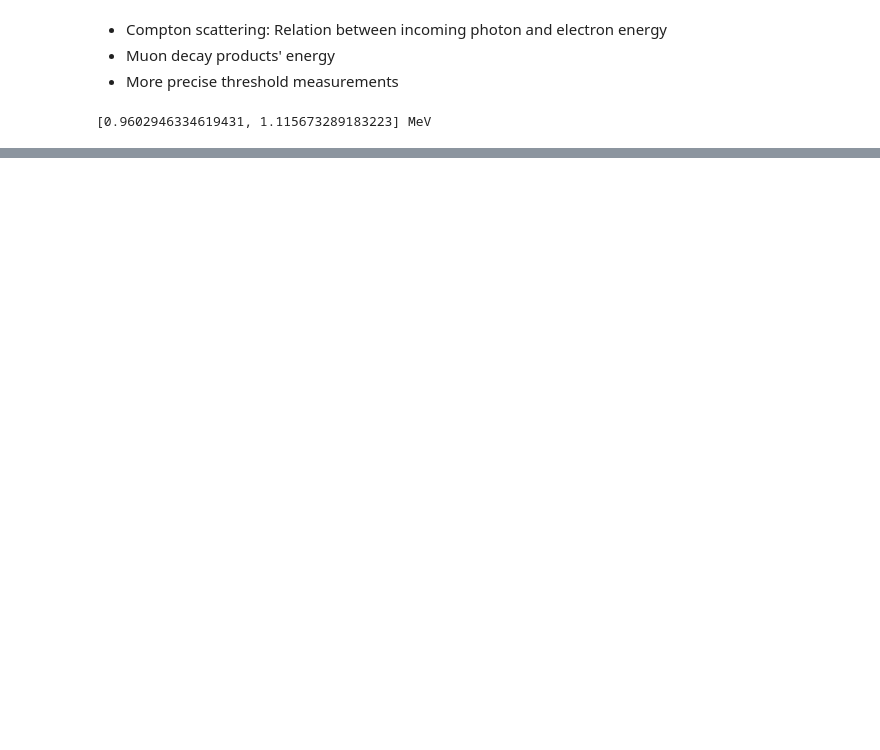
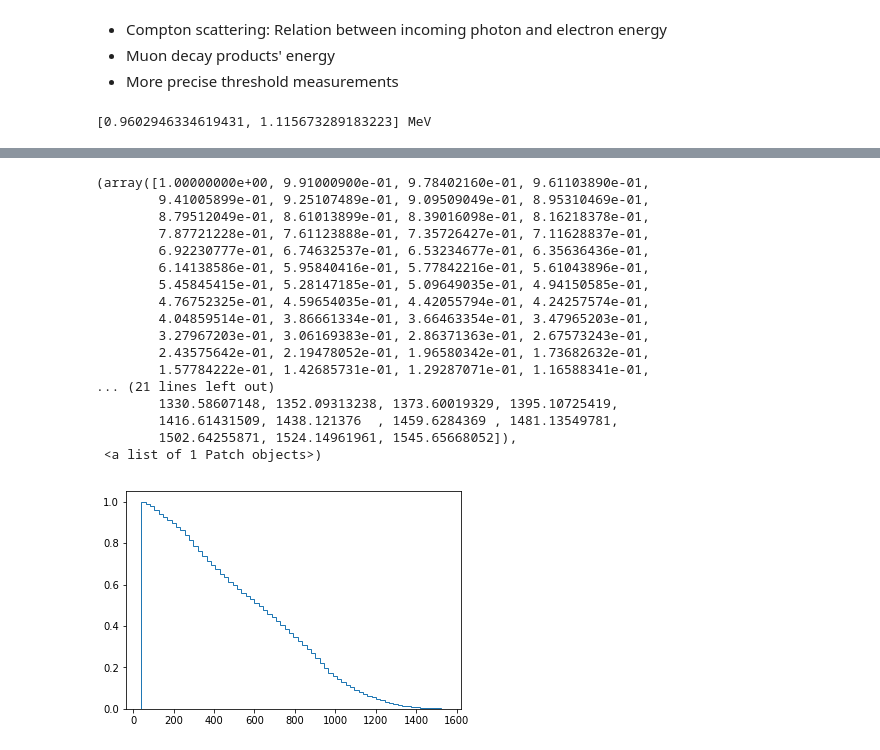
Before and after one commit to LasDes/TP4_Muons, a Jupyter notebook: calculations.ipynb, the cells around one changed output, grey strips where cells are left out. Saved outputs shown, nothing was run; the diff lists cells and outputs as text; code cells hidden in the pictures; blank space fills up the shorter version.

```diff
--- a/calculations.ipynb
+++ b/calculations.ipynb
@@ -110,0 +142,52 @@ print [electron_E(E) for E in gamma_energies], 'MeV'
+# %%
+#This function can either print or store the markov chain. For parallel computing it is easier to print.
+def MH_Spectrum_Sampling(spectrum, niter):
+    evaluate_spectrum = interpolate.interp1d(spectrum[:,0], spectrum[:,1])
+    markov_chain=[]
+    max_interval=spectrum[:,0][-1]
+    initial_value=max_interval*np.random.random()
+    #print initial_value
+    markov_chain.append(initial_value)
+    for i in range(niter):
+        std = 10**(np.log10(spectrum[:,0][-1]))
+        to_try = np.random.normal(markov_chain[i], std)
+        while(to_try<spectrum[:,0][0] or to_try>spectrum[:,0][-1]):
+            to_try = np.random.normal(markov_chain[i], std)
+        possible_jump=to_try
+        criteria = evaluate_spectrum(possible_jump)/evaluate_spectrum(markov_chain[i])
+        if(criteria>=1.):
+            #print abs(possible_jump)
+            markov_chain.append(abs(possible_jump))
+        else:
+            other_random = np.random.random()
+            if(other_random<=criteria):
+                #print possible_jump
+                markov_chain.append(possible_jump)
+            else:
+                #print markov_chain[i]
+                markov_chain.append(markov_chain[i])
+    return np.array(markov_chain)
+# %%
+markov = MH_Spectrum_Sampling(spectrum, 10000)
+# %%
+#plt.hist(markov, bins = 70, histtype='step')
+plt.hist(markov, bins = 70, histtype='step', cumulative=-1, normed=True)
+# %% [output]
+(array([1.00000000e+00, 9.91000900e-01, 9.78402160e-01, 9.61103890e-01,
+        9.41005899e-01, 9.25107489e-01, 9.09509049e-01, 8.95310469e-01,
+        8.79512049e-01, 8.61013899e-01, 8.39016098e-01, 8.16218378e-01,
+        7.87721228e-01, 7.61123888e-01, 7.35726427e-01, 7.11628837e-01,
+        6.92230777e-01, 6.74632537e-01, 6.53234677e-01, 6.35636436e-01,
+        6.14138586e-01, 5.95840416e-01, 5.77842216e-01, 5.61043896e-01,
+        5.45845415e-01, 5.28147185e-01, 5.09649035e-01, 4.94150585e-01,
+        4.76752325e-01, 4.59654035e-01, 4.42055794e-01, 4.24257574e-01,
+        4.04859514e-01, 3.86661334e-01, 3.66463354e-01, 3.47965203e-01,
+        3.27967203e-01, 3.06169383e-01, 2.86371363e-01, 2.67573243e-01,
+        2.43575642e-01, 2.19478052e-01, 1.96580342e-01, 1.73682632e-01,
+        1.57784222e-01, 1.42685731e-01, 1.29287071e-01, 1.16588341e-01,
+... (21 lines left out)
+        1330.58607148, 1352.09313238, 1373.60019329, 1395.10725419,
+        1416.61431509, 1438.121376  , 1459.6284369 , 1481.13549781,
+        1502.64255871, 1524.14961961, 1545.65668052]),
+ <a list of 1 Patch objects>)
+[figure, added]
```
Also changed, not shown: parts of 15 cells of this notebook, 5 other files.
